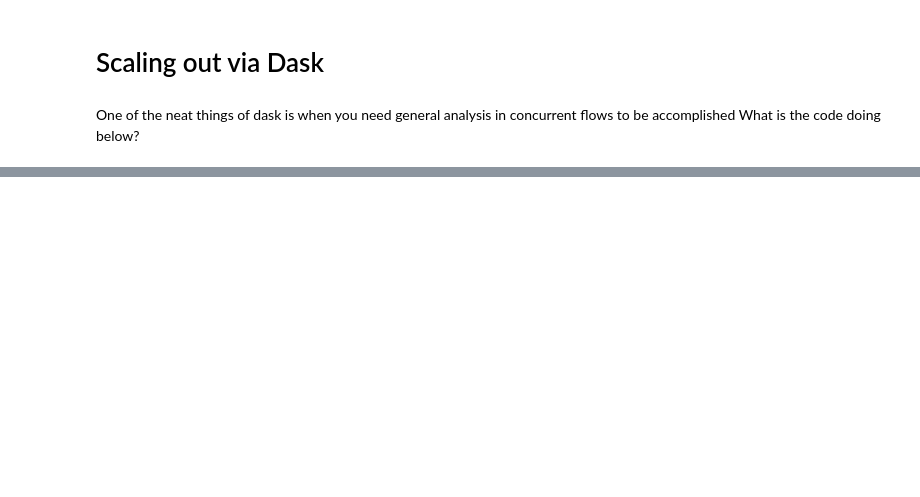
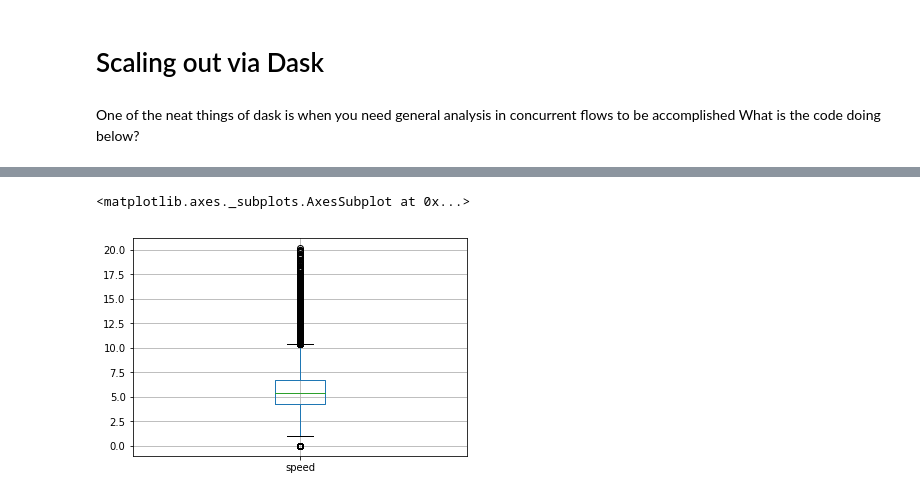
Before and after one commit to triskadecaepyon/ep_2018_workshop, a Jupyter notebook: Putting it together--a short and fast tutorial.ipynb, the cells around one changed output, grey strips where cells are left out. Saved outputs shown, nothing was run; the diff lists cells and outputs as text; code cells hidden in the pictures; blank space fills up the shorter version.

```diff
--- a/Putting it together--a short and fast tutorial.ipynb
+++ b/Putting it together--a short and fast tutorial.ipynb
@@ -95,0 +148,7 @@ total = dd.from_delayed(list_of_delayed)
+# %%
+full=total.compute()
+# %%
+full.boxplot('speed')
+# %% [output]
+<matplotlib.axes._subplots.AxesSubplot at 0x...>
+[figure, added]
```
Also changed, not shown: parts of 19 cells of this notebook.
